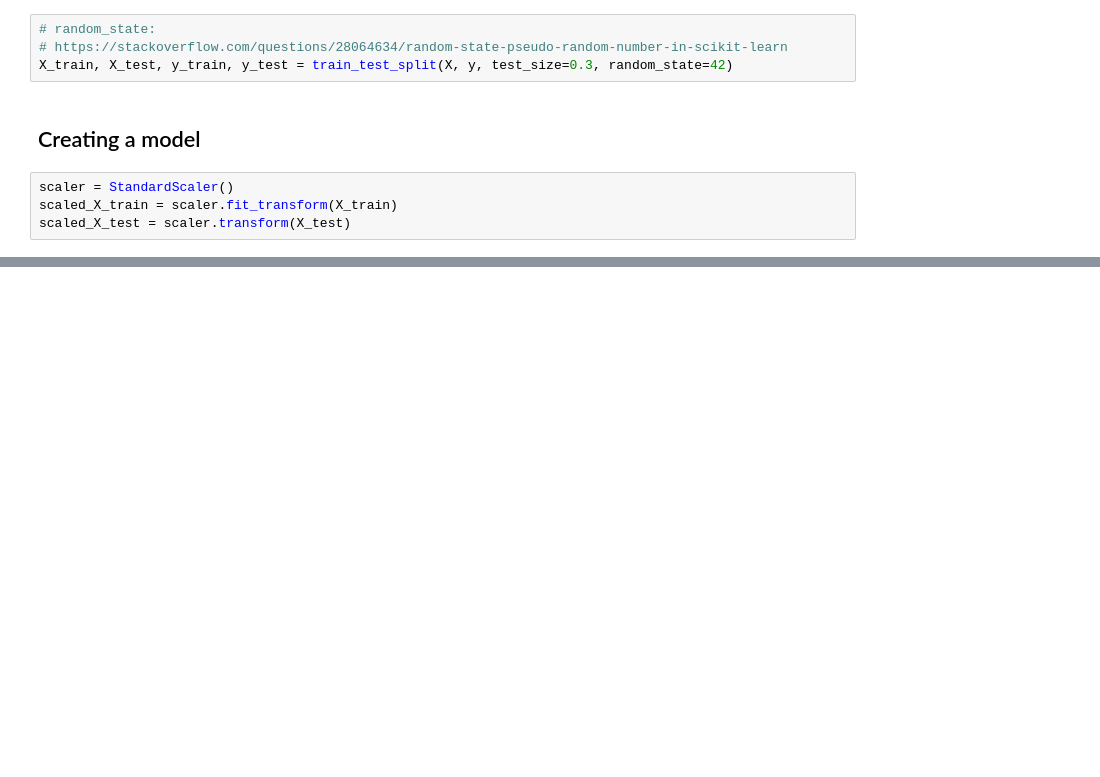
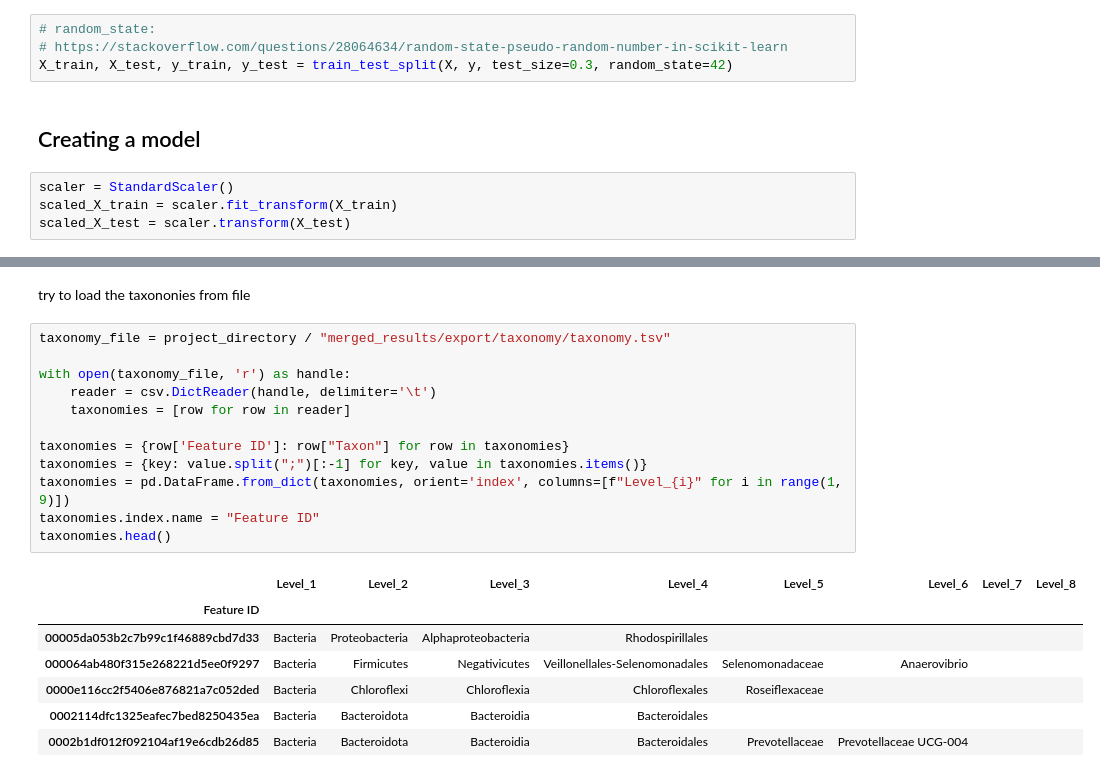
Before and after one commit to filippob/deep_micro_core, a Jupyter notebook: notebooks/03-logistic_regression.ipynb, the cells around one changed output, grey strips where cells are left out. Saved outputs shown, nothing was run; the diff lists cells and outputs as text; blank space fills up the shorter version.

```diff
--- a/notebooks/03-logistic_regression.ipynb
+++ b/notebooks/03-logistic_regression.ipynb
@@ -133,0 +169,22 @@ plt.show()
+# %% [markdown]
+try to load the taxononies from file
+# %%
+taxonomy_file = project_directory / "merged_results/export/taxonomy/taxonomy.tsv"
+
+with open(taxonomy_file, 'r') as handle:
+    reader = csv.DictReader(handle, delimiter='\t')
+    taxonomies = [row for row in reader]
+
+taxonomies = {row['Feature ID']: row["Taxon"] for row in taxonomies}
+taxonomies = {key: value.split(";")[:-1] for key, value in taxonomies.items()}
+taxonomies = pd.DataFrame.from_dict(taxonomies, orient='index', columns=[f"Level_{i}" for i in range(1, 9)])
+taxonomies.index.name = "Feature ID"
+taxonomies.head()
+# %% [output]
+|  | Level_1 | Level_2 | Level_3 | Level_4 | Level_5 | Level_6 | Level_7 | Level_8 |
+| Feature ID |  |  |  |  |  |  |  |  |
+| 00005da053b2c7b99c1f46889cbd7d33 | Bacteria | Proteobacteria | Alphaproteobacteria | Rhodospirillales |  |  |  |  |
+| 000064ab480f315e268221d5ee0f9297 | Bacteria | Firmicutes | Negativicutes | Veillonellales-Selenomonadales | Selenomonadaceae | Anaerovibrio |  |  |
+| 0000e116cc2f5406e876821a7c052ded | Bacteria | Chloroflexi | Chloroflexia | Chloroflexales | Roseiflexaceae |  |  |  |
+| 0002114dfc1325eafec7bed8250435ea | Bacteria | Bacteroidota | Bacteroidia | Bacteroidales |  |  |  |  |
+| 0002b1df012f092104af19e6cdb26d85 | Bacteria | Bacteroidota | Bacteroidia | Bacteroidales | Prevotellaceae | Prevotellaceae UCG-004 |  |  |
```
Also changed, not shown: parts of 15 cells of this notebook, 1 other file.
